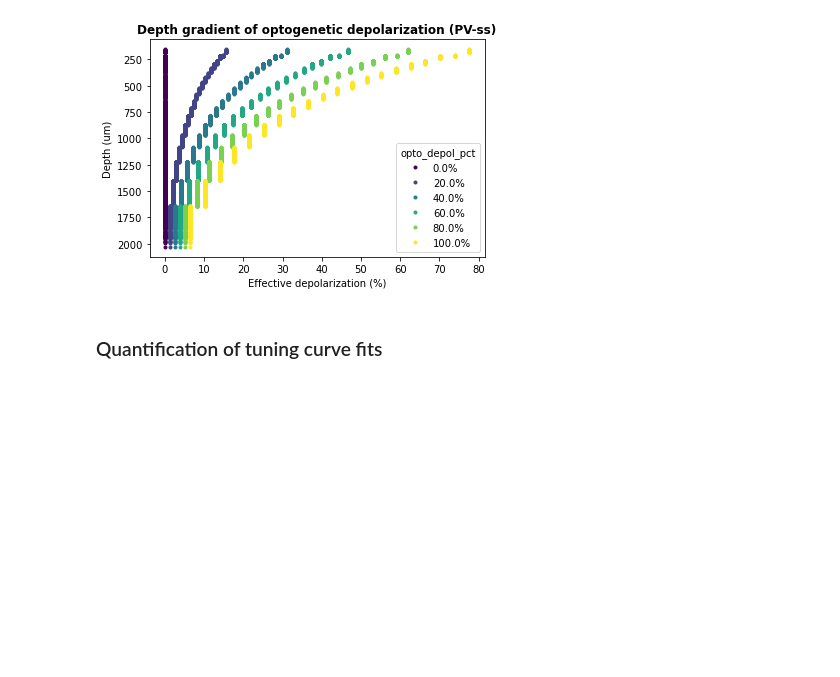
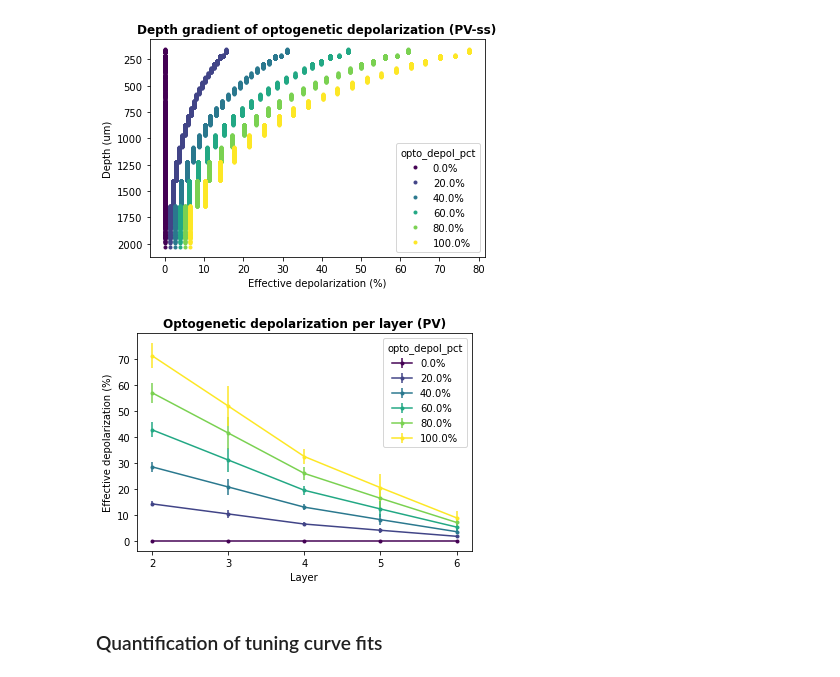
Before and after one commit to BlueBrain/sscx-analysis, a Jupyter notebook: visual_contrast/notebooks/OptoStim_Tuning_Analysis.ipynb, the cells around one changed output. Cells and saved outputs as stored; diff of their text form; code cells hidden in the pictures; blank space fills up the shorter version.

Commit message:
Added opto strength per layer plot

```diff
--- a/visual_contrast/notebooks/OptoStim_Tuning_Analysis.ipynb
+++ b/visual_contrast/notebooks/OptoStim_Tuning_Analysis.ipynb
@@ -621,6 +621,31 @@ plot_depth_gradient(nrn_depths, opto_strength_eff_PV, opto_depol_pct, save_path,
 # %% [output]
 [figure]
 [figure]
+# %%
+# Effective depolarization per layer
+layers = np.unique(neuron_info_PV['layer'])
+depol_colors = plt.cm.viridis(np.linspace(0, 1, len(opto_depol_pct)))
+plt.figure()
+# for lidx, lay in enumerate(layers):
+#     for sidx, pct in enumerate(opto_depol_pct):
+#         lay_sel = neuron_info_PV['layer'] == lay
+#         plt.plot(np.full(np.sum(lay_sel), lay), opto_strength_eff_PV[lay_sel, sidx], '.', color=depol_colors[sidx, :], label=f'{pct}%' if lidx==0 else None)
+
+for sidx, pct in enumerate(opto_depol_pct):
+    lay_means = [np.mean(opto_strength_eff_PV[neuron_info_PV['layer'] == lay, sidx]) for lay in layers]
+    lay_stds = [np.std(opto_strength_eff_PV[neuron_info_PV['layer'] == lay, sidx]) for lay in layers]
+    # plt.plot(layers, lay_means, '.-', color=depol_colors[sidx, :], label=f'{pct}%')
+    plt.errorbar(layers, lay_means, yerr=lay_stds, fmt='.-', color=depol_colors[sidx, :], label=f'{pct}%')
+
+plt.xticks(layers)
+plt.xlabel('Layer')
+plt.ylabel('Effective depolarization (%)')
+plt.title('Optogenetic depolarization per layer (PV)', fontweight='bold')
+plt.legend(title='opto_depol_pct')
+plt.savefig(os.path.join(save_path, f'opto_depth_per_layer_PV.png'), dpi=300)
+plt.show()
+# %% [output]
+[figure, added]
 # %% [markdown]
 ### Quantification of tuning curve fits
 # %%
```
